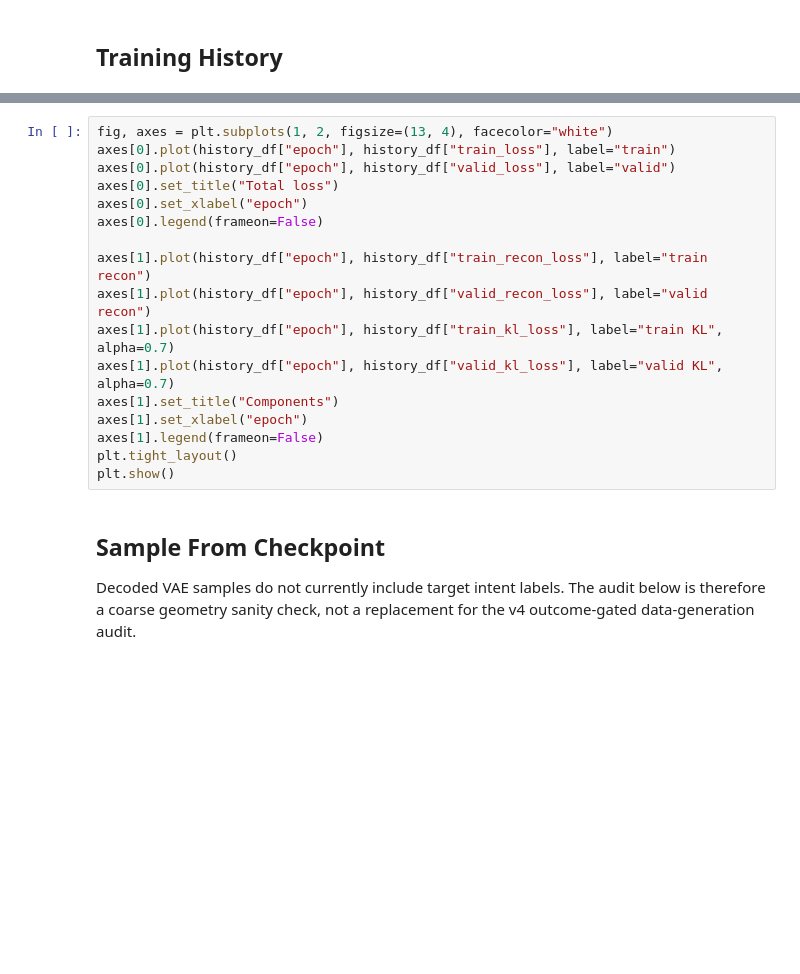
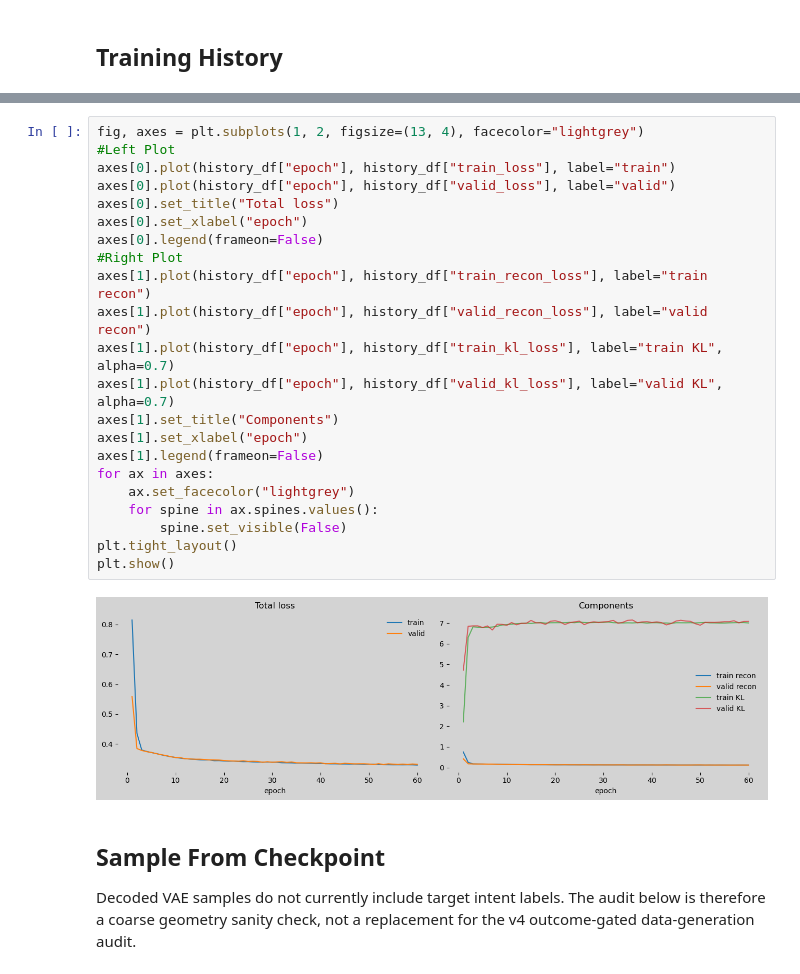
Before and after one commit to MAP9900/Convoy-Layout-Project, a Jupyter notebook: notebooks/vae_train.ipynb, the cells around one changed output, grey strips where cells are left out. Cells and saved outputs as stored; diff of their text form; blank space fills up the shorter version.

```diff
--- a/notebooks/vae_train.ipynb
+++ b/notebooks/vae_train.ipynb
@@ -515,20 +593,27 @@ metrics_summary
 # %%
-fig, axes = plt.subplots(1, 2, figsize=(13, 4), facecolor="white")
+fig, axes = plt.subplots(1, 2, figsize=(13, 4), facecolor="lightgrey")
+#Left Plot
 axes[0].plot(history_df["epoch"], history_df["train_loss"], label="train")
 axes[0].plot(history_df["epoch"], history_df["valid_loss"], label="valid")
 axes[0].set_title("Total loss")
 axes[0].set_xlabel("epoch")
 axes[0].legend(frameon=False)
-
+#Right Plot
 axes[1].plot(history_df["epoch"], history_df["train_recon_loss"], label="train recon")
 axes[1].plot(history_df["epoch"], history_df["valid_recon_loss"], label="valid recon")
 axes[1].plot(history_df["epoch"], history_df["train_kl_loss"], label="train KL", alpha=0.7)
 axes[1].plot(history_df["epoch"], history_df["valid_kl_loss"], label="valid KL", alpha=0.7)
 axes[1].set_title("Components")
 axes[1].set_xlabel("epoch")
 axes[1].legend(frameon=False)
+for ax in axes:
+    ax.set_facecolor("lightgrey")
+    for spine in ax.spines.values():
+        spine.set_visible(False)
 plt.tight_layout()
 plt.show()
+# %% [output]
+[figure, added]
 # %% [markdown]
 ## Sample From Checkpoint
 
```
Also changed, not shown: parts of 8 cells of this notebook, 8 other files.
